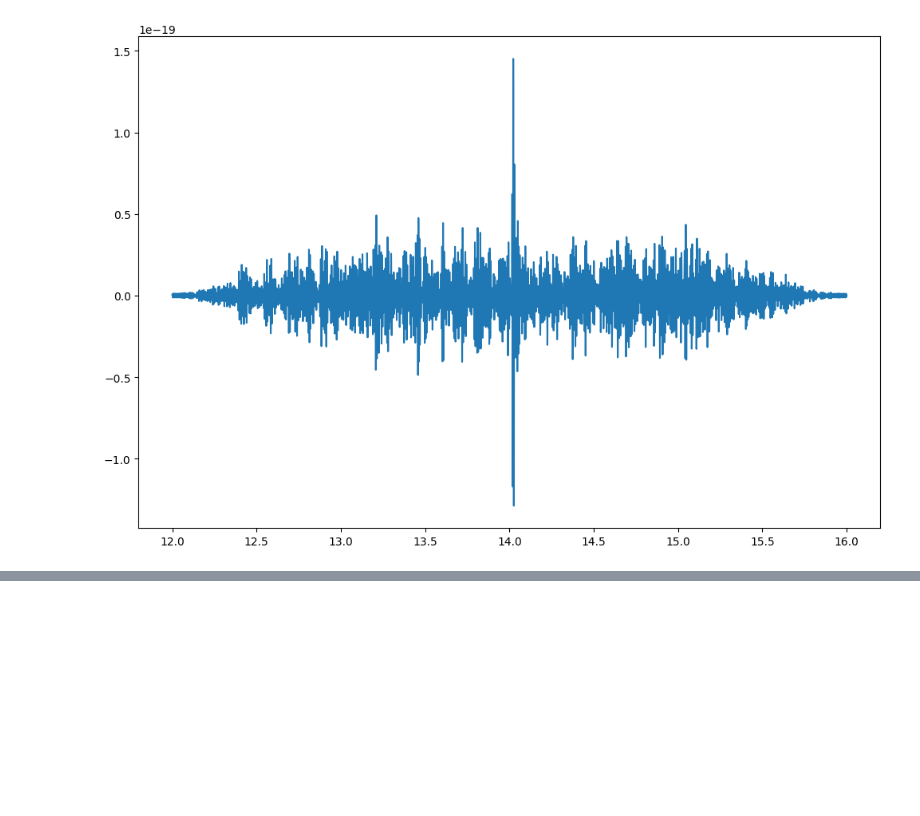
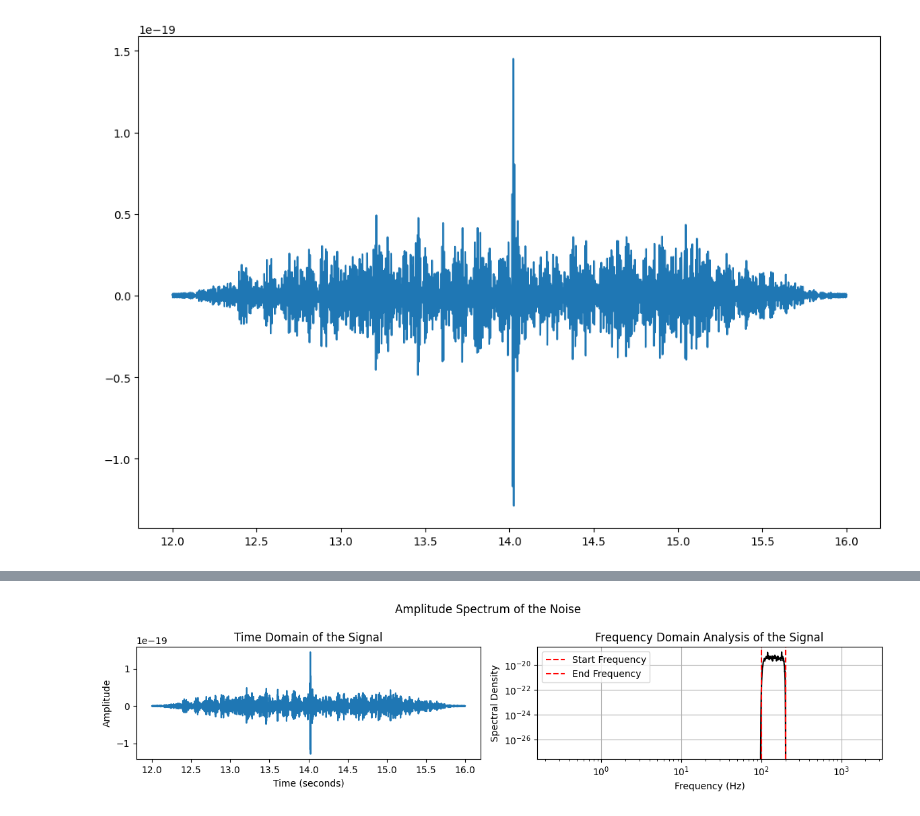
Before and after one commit to quarkslovesfields/App-Physics-157, a Jupyter notebook: Lab05-Signal_Processing.ipynb, the cells around one changed output, grey strips where cells are left out. Saved outputs shown, nothing was run; the diff lists cells and outputs as text; code cells hidden in the pictures; blank space fills up the shorter version.

```diff
--- a/Lab05-Signal_Processing.ipynb
+++ b/Lab05-Signal_Processing.ipynb
@@ -156,13 +165,16 @@ whitened = raw_gw_ft/(1/(1+raw_gw_freq))
 
 # Bandpass Mask
 # arXiv:1908.11170 suggests to filter data outside of [35 Hz, 350 Hz]
-bandpass_mask_1 = 1.0*(raw_gw_freq > 100)*(raw_gw_freq < 200)# Modify to 305 Hz
-bandpass_mask_2 = 1.0*(raw_gw_freq > 100)*(raw_gw_freq < 250)
+low, high = 100.0, 200.0
+bandpass_mask = 1.0*(raw_gw_freq > low)*(raw_gw_freq < high)
+
 # whitened bandpassed signal
-chirp_host_1 = whitened*bandpass_mask_1
-chirp_host_2 = whitened*bandpass_mask_2
+chirp_host_1 = whitened*bandpass_mask
+# chirp_host_2 = whitened*bandpass_mask_2
 # Transform the data back to time domain
 invwhite1 = np.fft.irfft(chirp_host_1)
+# Tukey Window Again, to minimize leaking frequencies
+
 # invwhite2 = np.fft.irfft(chirp_host_2)
 
 plt.figure(figsize=(12, 8))
@@ -183,0 +200,45 @@ display.Audio(invwhite1, rate=1/dt)
+# %%
+# Assume raw_gw_freq and raw_gw_ft are defined
+start_freq = 100
+end_freq   = 200   # band of interest
+alpha      = 0.3   # Tukey taper parameter; Adjust until satisfied
+# tukey_win = windows.tukey(len(raw_gw_freq), alpha=alpha)
+# Tukey Window the entire frequency array
+# ft_windowed = raw_gw_ft*tukey_win
+
+# Build frequency mask
+mask = np.zeros_like(raw_gw_freq)
+mask = np.zeros_like(raw_gw_freq)
+band = (raw_gw_freq >= start_freq) & (raw_gw_freq <= end_freq)
+
+tukey_band = windows.tukey(np.sum(band), alpha=alpha)
+mask[band] = tukey_band
+
+ft_windowed = raw_gw_ft * mask
+
+# Plot
+fig, axs = plt.subplots(1, 2, figsize=(12, 3))
+fig.suptitle("Amplitude Spectrum of the Noise")
+
+axs[0].plot(t_sel, invwhite1)
+axs[0].set(xlabel="Time (seconds)", ylabel="Amplitude")
+axs[0].set_title("Time Domain of the Signal")
+
+# Gaussianize the bandpass filter
+smoothed_spectrum = gaussian_filter1d(np.abs(ft_windowed), sigma=2)
+
+
+axs[1].plot(raw_gw_freq, smoothed_spectrum, "k-")
+axs[1].axvline(x=start_freq, color="r", linestyle="--", label="Start Frequency")
+axs[1].axvline(x=end_freq, color="r", linestyle="--", label="End Frequency")
+axs[1].set_xscale("log")
+axs[1].set_yscale("log")
+axs[1].grid(True)
+axs[1].set(xlabel="Frequency (Hz)", ylabel="Spectral Density")
+axs[1].set_title("Frequency Domain Analysis of the Signal")
+axs[1].legend()
+
+fig.tight_layout()
+fig.savefig("Plots.pdf")
+# %% [output]
+[figure, added]
```
Also changed, not shown: parts of 9 cells of this notebook.
